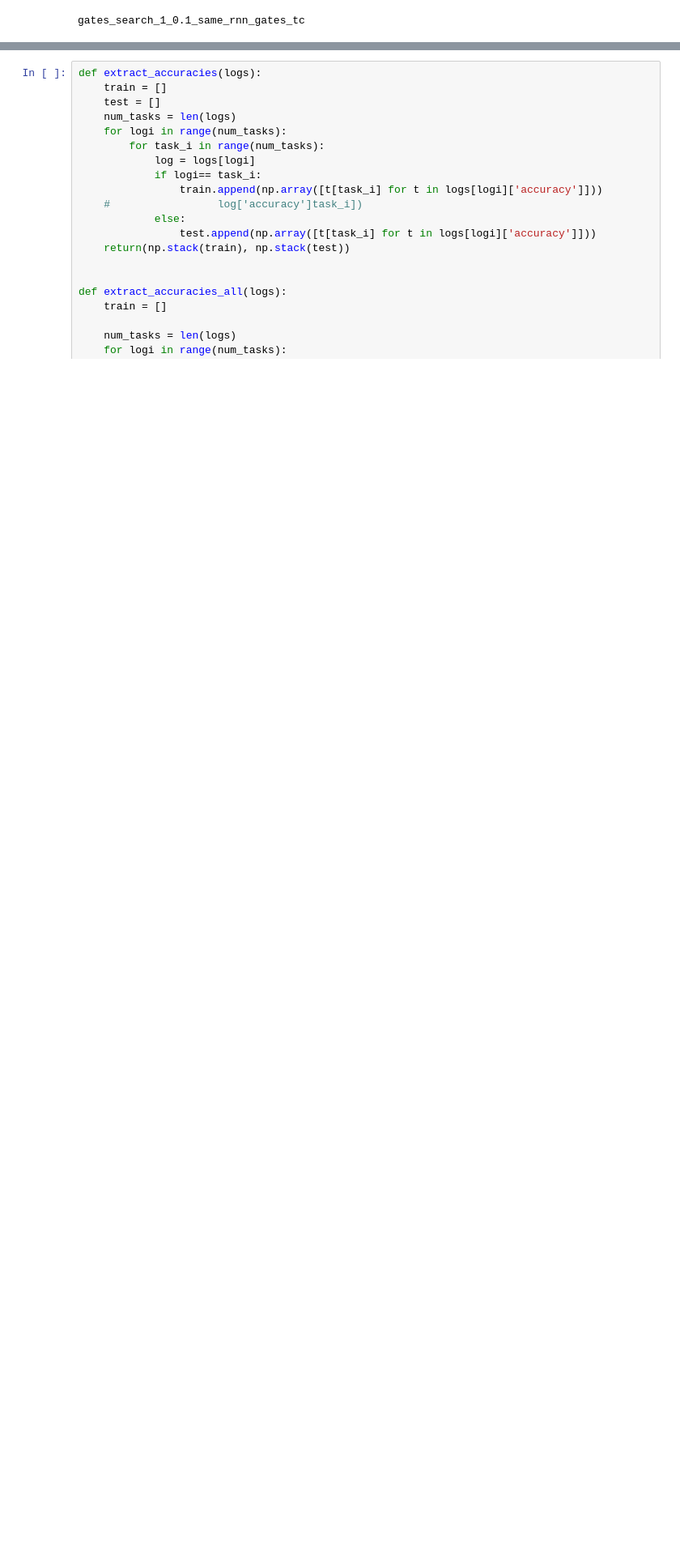
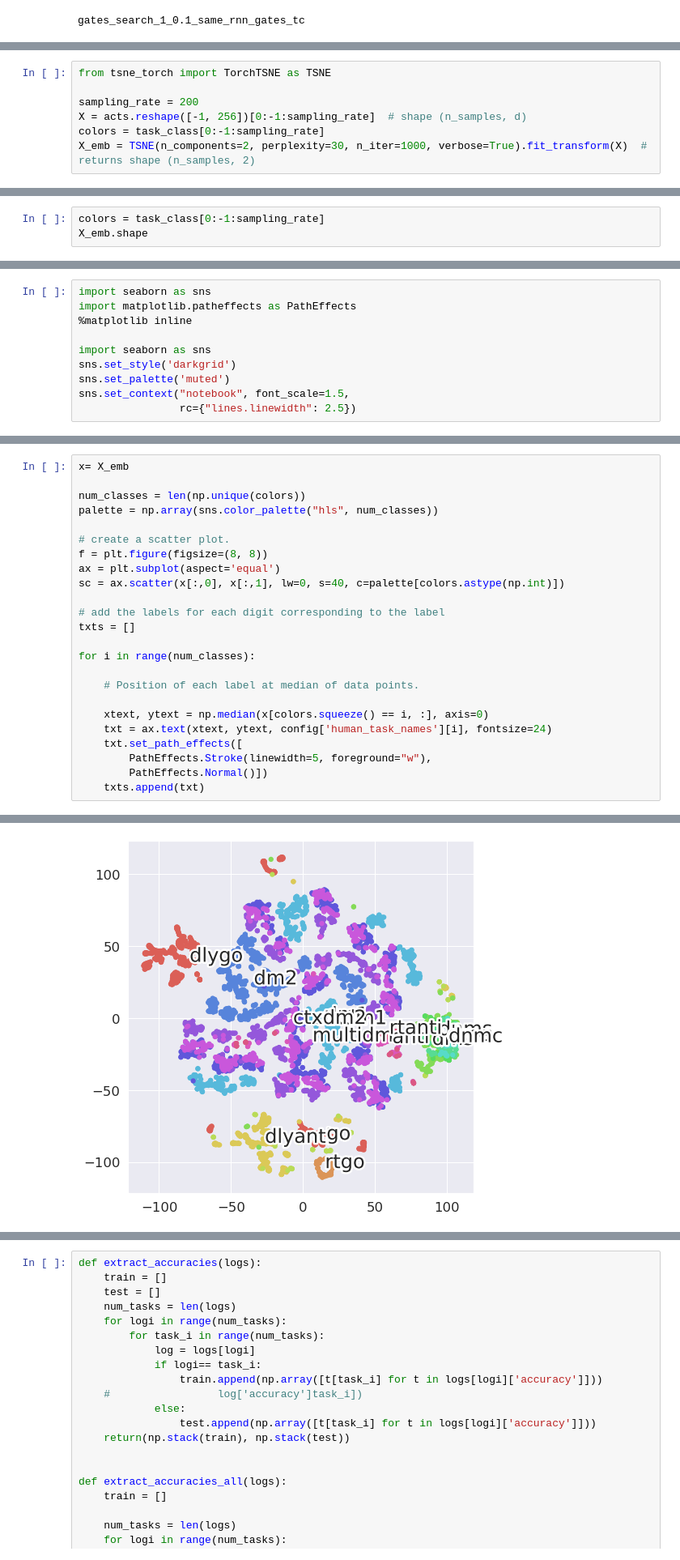
Before and after one commit to weilongzheng/PFC_MD_Modeling, a Jupyter notebook: CL_neurogym/analysis/cognitive_observer.ipynb, the cells around one changed output, grey strips where cells are left out. Shown at 81% size. Cells and saved outputs as stored; diff of their text form; blank space fills up the shorter version.

```diff
--- a/CL_neurogym/analysis/cognitive_observer.ipynb
+++ b/CL_neurogym/analysis/cognitive_observer.ipynb
@@ -195,0 +237,7 @@ findfont: Font family ['arial'] not found. Falling back to DejaVu Sans.
+# %%
+from tsne_torch import TorchTSNE as TSNE
+
+sampling_rate = 200
+X = acts.reshape([-1, 256])[0:-1:sampling_rate]  # shape (n_samples, d)
+colors = task_class[0:-1:sampling_rate]
+X_emb = TSNE(n_components=2, perplexity=30, n_iter=1000, verbose=True).fit_transform(X)  # returns shape (n_samples, 2)
@@ -195,0 +263,3 @@ findfont: Font family ['arial'] not found. Falling back to DejaVu Sans.
+# %%
+colors = task_class[0:-1:sampling_rate]
+X_emb.shape
@@ -195,0 +268,10 @@ findfont: Font family ['arial'] not found. Falling back to DejaVu Sans.
+# %%
+import seaborn as sns
+import matplotlib.patheffects as PathEffects
+%matplotlib inline
+
+import seaborn as sns
+sns.set_style('darkgrid')
+sns.set_palette('muted')
+sns.set_context("notebook", font_scale=1.5,
+                rc={"lines.linewidth": 2.5})
@@ -195,0 +282,25 @@ findfont: Font family ['arial'] not found. Falling back to DejaVu Sans.
+# %%
+x= X_emb
+
+num_classes = len(np.unique(colors))
+palette = np.array(sns.color_palette("hls", num_classes))
+
+# create a scatter plot.
+f = plt.figure(figsize=(8, 8))
+ax = plt.subplot(aspect='equal')
+sc = ax.scatter(x[:,0], x[:,1], lw=0, s=40, c=palette[colors.astype(np.int)])
+
+# add the labels for each digit corresponding to the label
+txts = []
+
+for i in range(num_classes):
+
+    # Position of each label at median of data points.
+
+    xtext, ytext = np.median(x[colors.squeeze() == i, :], axis=0)
+    txt = ax.text(xtext, ytext, config['human_task_names'][i], fontsize=24)
+    txt.set_path_effects([
+        PathEffects.Stroke(linewidth=5, foreground="w"),
+        PathEffects.Normal()])
+    txts.append(txt)
+# %% [output]
@@ -195,0 +309 @@ findfont: Font family ['arial'] not found. Falling back to DejaVu Sans.
+[figure, added]
```
Also changed, not shown: parts of 51 cells of this notebook.
